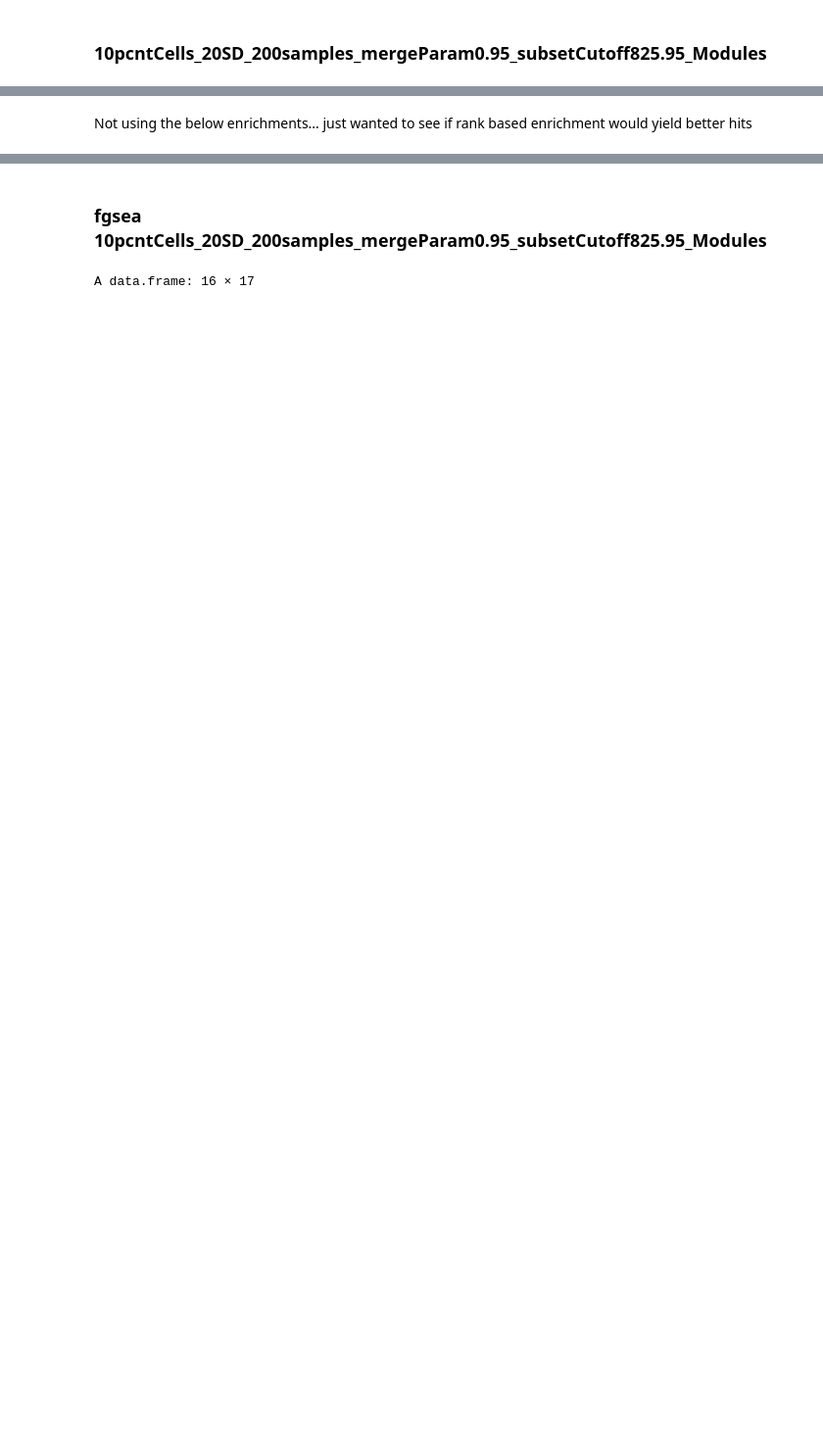
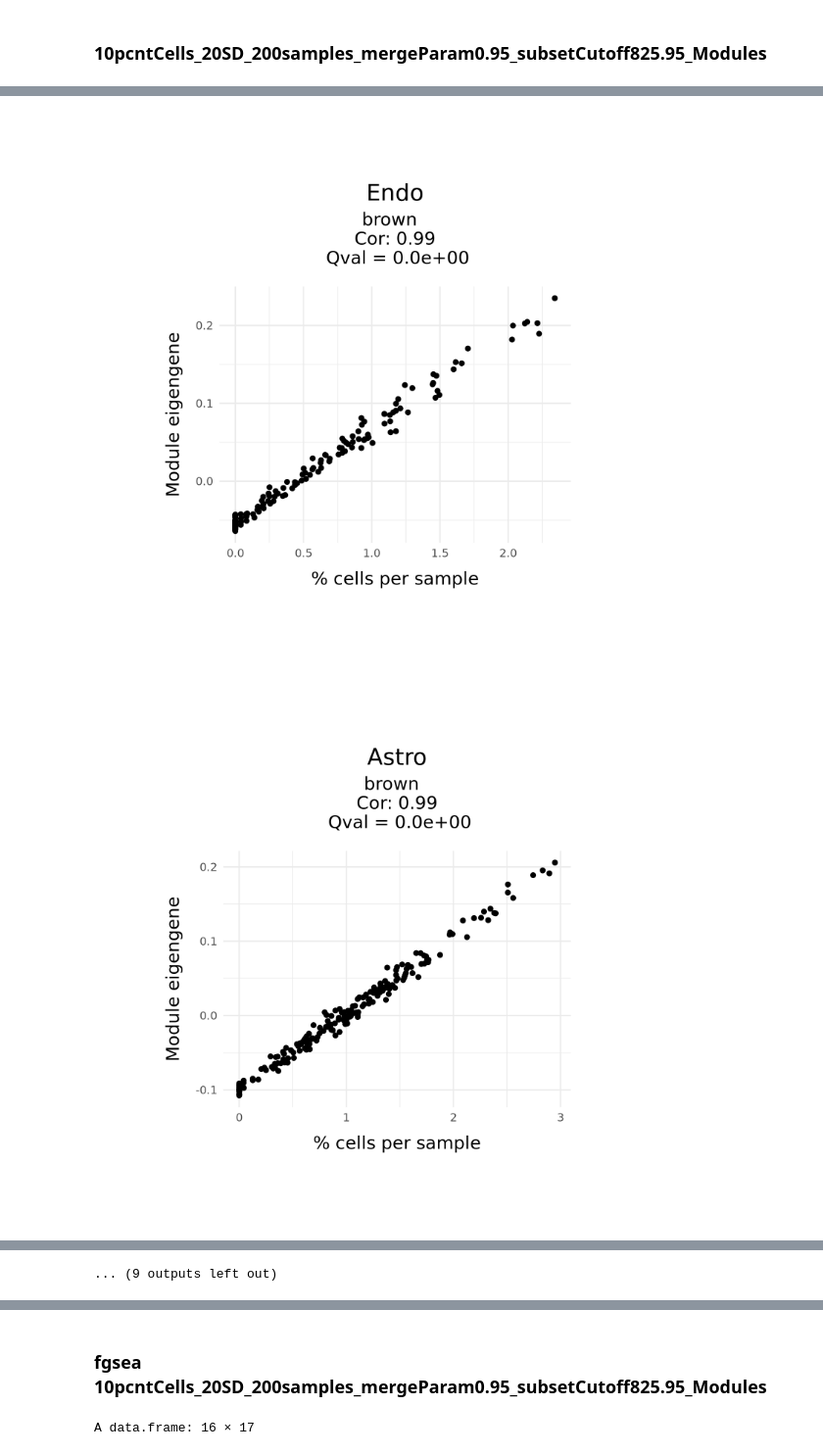
Before and after one commit to reliscu/pseudobulk_splicing_yao_2021_ACA_MOp_VISp, a Jupyter notebook: 08_plot_abundance_vs_eigengenes.ipynb, the cells around one changed output, grey strips where cells are left out. Shown at 98% size. Cells and saved outputs as stored; diff of their text form; code cells hidden in the pictures; blank space fills up the shorter version.

Commit message:
plotting code

```diff
--- a/08_plot_abundance_vs_eigengenes.ipynb
+++ b/08_plot_abundance_vs_eigengenes.ipynb
@@ -128,5 +146,3 @@ A data.frame: 21 × 17
 | brown11 | Astro | 16.86 | 0.9947795 | 0.99405837 | 1.247691e-274 | 0.000000e+00 | Ntsr2, F3, Prdx6, Slc7a10, Cldn10... | Ntsr2, F3, Prdx6, Slc7a10, Cldn10... | ... |
 | blue24 | Endo | 14.10 | 0.9959401 | 0.99454625 | 0.000000e+00 | 0.000000e+00 | Ly6c1, Cldn5, Bsg, Ly6a, Flt1, Id... | Ly6c1, Cldn5, Ly6a, Id1, Bsg, Flt... | ... |
 | turquoise19 | Micro-PVM | 15.34 | 0.9962185 | 0.99554966 | 6.621198e-278 | 0.000000e+00 | C1qc, C1qb, C1qa, Ctss, Fcer1g, T... | C1qb, C1qc, C1qa, Ctss, Hexb, Tyr... | ... |
-# %% [markdown]
-Not using the below enrichments... just wanted to see if rank based enrichment would yield better hits
@@ -133,2 +151,5 @@ Not using the below enrichments... just wanted to see if rank based enrichment w
 # %%
-# plot_ctype_abundance_vs_top_qval_ME(pseudobulk_legend, top_qval_mods_df)
+plot_ctype_abundance_vs_top_qval_ME(pseudobulk_legend, top_qval_mods_df)
+# %% [output]
+[figure, added]
+[figure, added]
@@ -134,0 +166 @@ Not using the below enrichments... just wanted to see if rank based enrichment w
+... (9 outputs left out)
```
Also changed, not shown: parts of 5 cells of this notebook, 12 other files.
